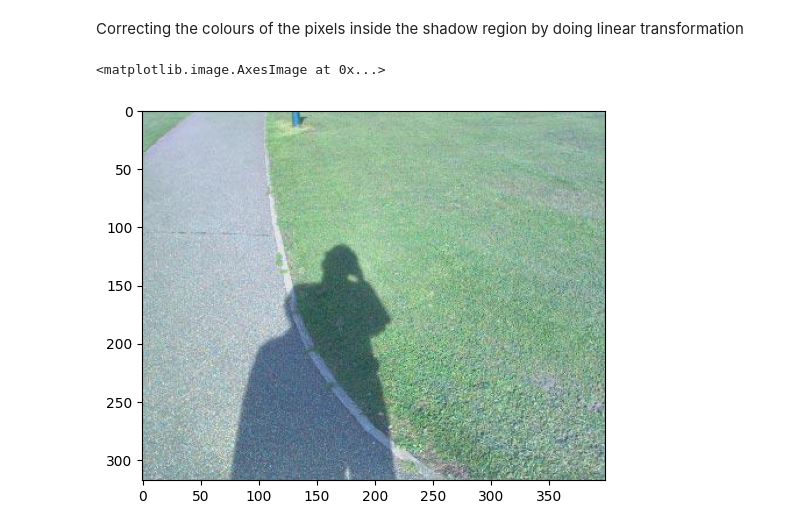
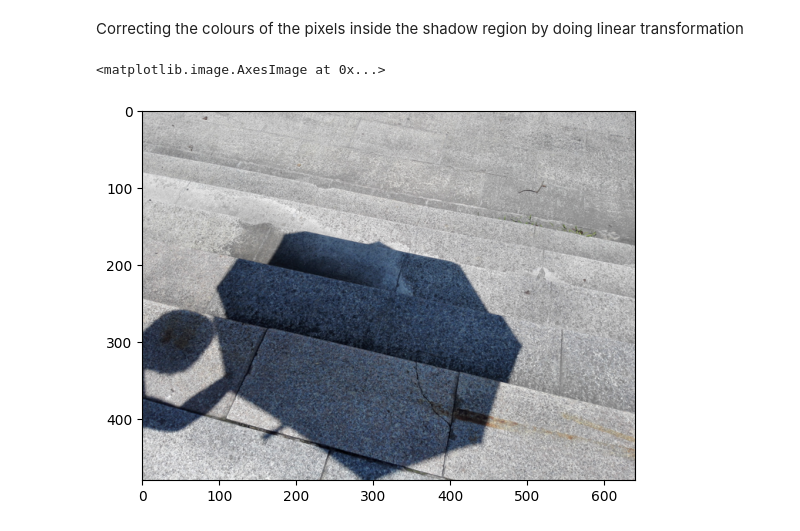
Before and after one commit to Asharma538/CV_Project, a Jupyter notebook: trial/shadow_remover.ipynb, the cells around one changed output. Saved outputs shown, nothing was run; the diff lists cells and outputs as text; code cells hidden in the pictures.

```diff
--- a/trial/shadow_remover.ipynb
+++ b/trial/shadow_remover.ipynb
@@ -347,10 +355,10 @@ def process_image_file(image: np.ndarray,
 
     return image, mask, shadow_clear
 # %%
-image_path = "../Images/image1.jpg"
+image_path = "../Images/image4.png"
 image = cv2.cvtColor(cv2.imread(image_path),cv2.COLOR_BGR2RGB)
 plt.imshow(image)
 # %% [output]
 <matplotlib.image.AxesImage at 0x...>
-[figure, old version]
+[figure, new version]
 # %%
```
Also changed, not shown: parts of 6 cells of this notebook, 9 other files.
